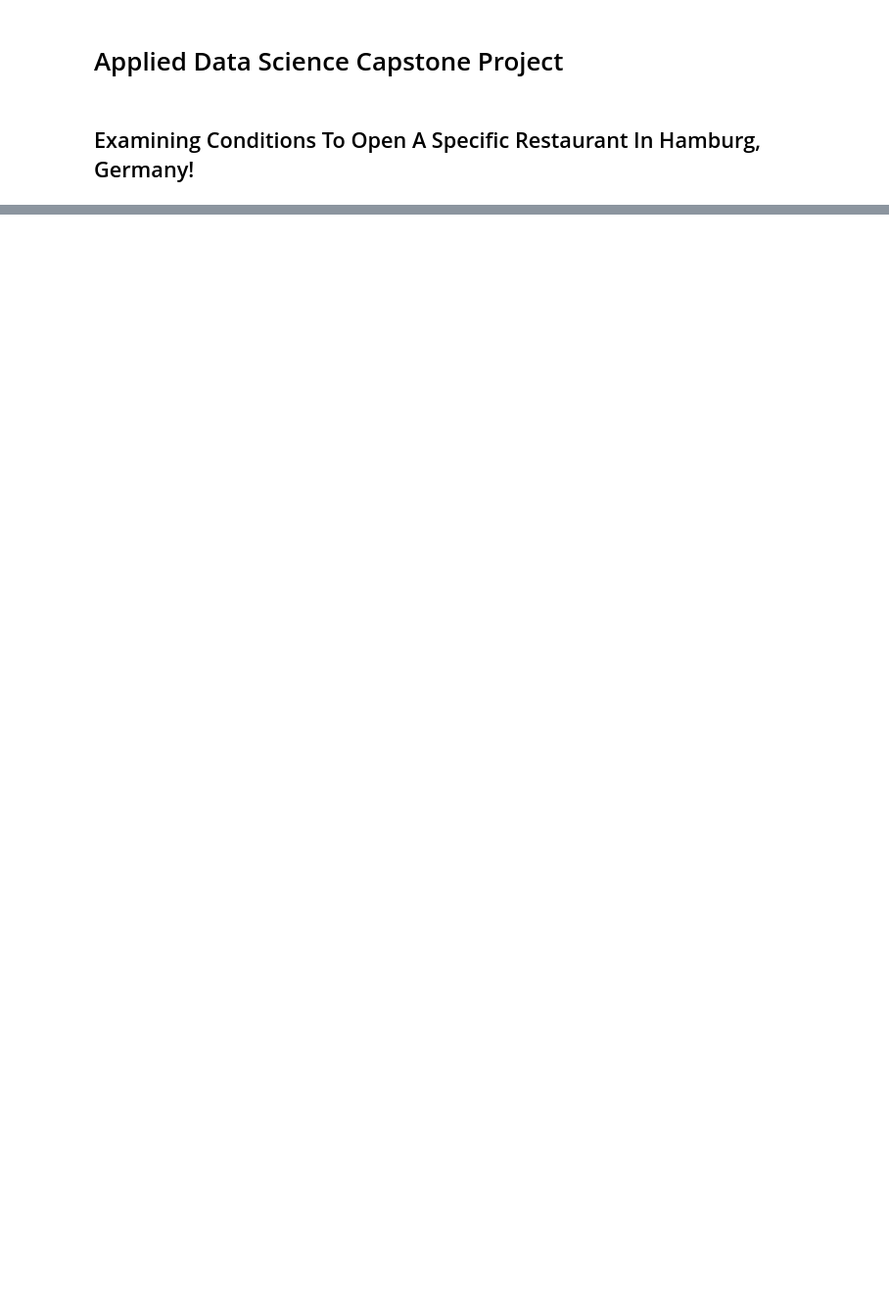
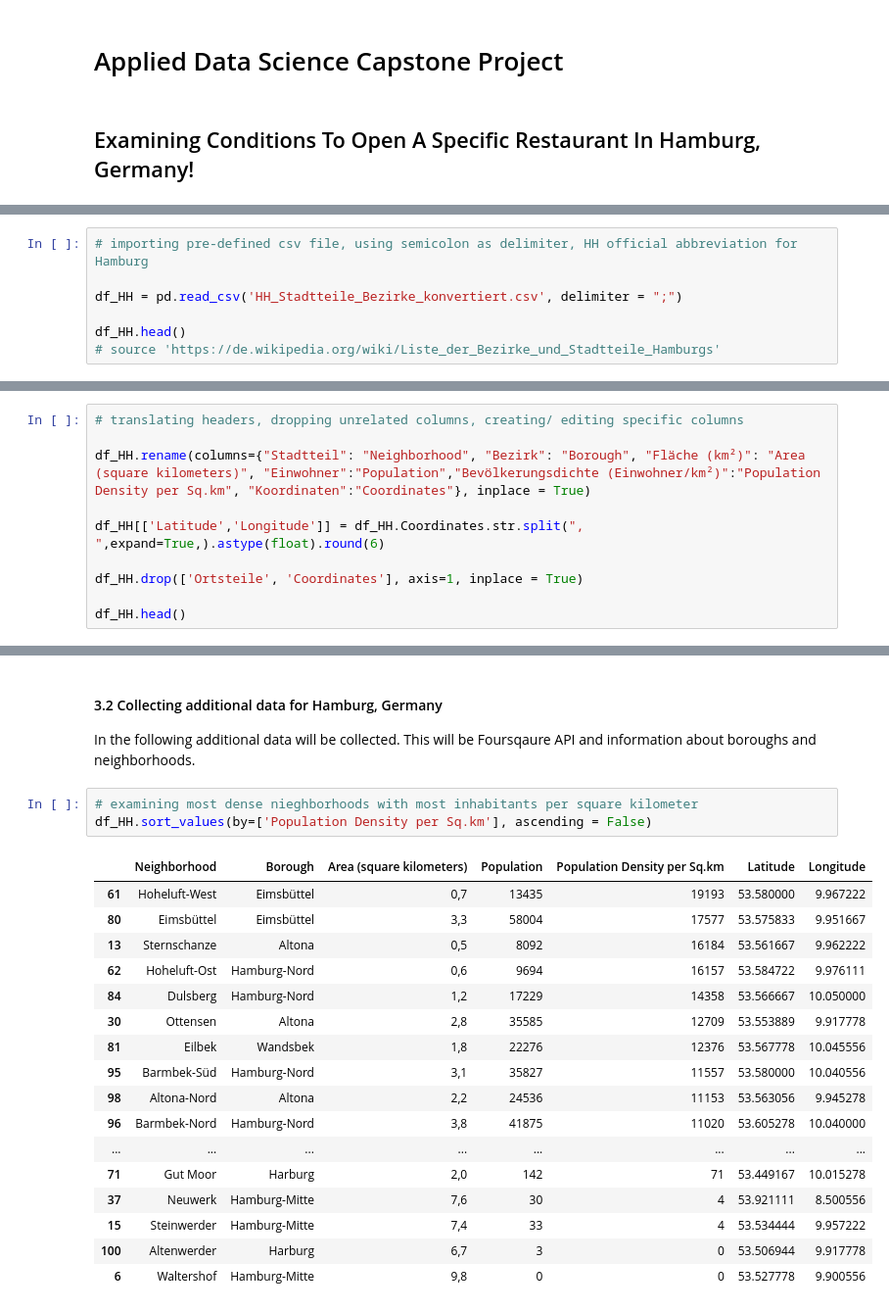
Before and after one commit to HoMarLev/Capstone_Project, a Jupyter notebook: Capstone Project - Examining Conditions To Open A Specific Restaurant In Hamburg, Germany 1.ipynb, the cells around one changed output, grey strips where cells are left out. Shown: that part at 98% size. Saved outputs shown, nothing was run; the diff lists cells and outputs as text; blank space fills up the shorter version.

```diff
--- a/Capstone Project - Examining Conditions To Open A Specific Restaurant In Hamburg, Germany 1.ipynb
+++ b/Capstone Project - Examining Conditions To Open A Specific Restaurant In Hamburg, Germany 1.ipynb
@@ -24,0 +72,7 @@ First of all a dataset of Hamburg will be built which provides information on bo
+# %%
+# importing pre-defined csv file, using semicolon as delimiter, HH official abbreviation for Hamburg
+
+df_HH = pd.read_csv('HH_Stadtteile_Bezirke_konvertiert.csv', delimiter = ";")
+
+df_HH.head()
+# source 'https://de.wikipedia.org/wiki/Liste_der_Bezirke_und_Stadtteile_Hamburgs'
@@ -24,0 +92,10 @@ First of all a dataset of Hamburg will be built which provides information on bo
+# %%
+# translating headers, dropping unrelated columns, creating/ editing specific columns
+
+df_HH.rename(columns={"Stadtteil": "Neighborhood", "Bezirk": "Borough", "Fläche (km²)": "Area (square kilometers)", "Einwohner":"Population","Bevölkerungs­dichte (Einwohner/km²)":"Population Density per Sq.km", "Koordinaten":"Coordinates"}, inplace = True)
+
+df_HH[['Latitude','Longitude']] = df_HH.Coordinates.str.split(", ",expand=True,).astype(float).round(6)
+
+df_HH.drop(['Ortsteile', 'Coordinates'], axis=1, inplace = True)
+
+df_HH.head()
@@ -24,0 +167,25 @@ First of all a dataset of Hamburg will be built which provides information on bo
+# %% [markdown]
+#### 3.2 Collecting additional data for Hamburg, Germany <a name="Collection"></a>
+
+In the following additional data will be collected. This will be Foursqaure API and information about boroughs and neighborhoods.
+# %%
+# examining most dense nieghborhoods with most inhabitants per square kilometer
+df_HH.sort_values(by=['Population Density per Sq.km'], ascending = False)
+# %% [output]
+|  | Neighborhood | Borough | Area (square kilometers) | Population | Population Density per Sq.km | Latitude | Longitude |
+| 61 | Hoheluft-West | Eimsbüttel | 0,7 | 13435 | 19193 | 53.580000 | 9.967222 |
+| 80 | Eimsbüttel | Eimsbüttel | 3,3 | 58004 | 17577 | 53.575833 | 9.951667 |
+| 13 | Sternschanze | Altona | 0,5 | 8092 | 16184 | 53.561667 | 9.962222 |
+| 62 | Hoheluft-Ost | Hamburg-Nord | 0,6 | 9694 | 16157 | 53.584722 | 9.976111 |
+| 84 | Dulsberg | Hamburg-Nord | 1,2 | 17229 | 14358 | 53.566667 | 10.050000 |
+| 30 | Ottensen | Altona | 2,8 | 35585 | 12709 | 53.553889 | 9.917778 |
+| 81 | Eilbek | Wandsbek | 1,8 | 22276 | 12376 | 53.567778 | 10.045556 |
+| 95 | Barmbek-Süd | Hamburg-Nord | 3,1 | 35827 | 11557 | 53.580000 | 10.040556 |
+| 98 | Altona-Nord | Altona | 2,2 | 24536 | 11153 | 53.563056 | 9.945278 |
+| 96 | Barmbek-Nord | Hamburg-Nord | 3,8 | 41875 | 11020 | 53.605278 | 10.040000 |
+| ... | ... | ... | ... | ... | ... | ... | ... |
+| 71 | Gut Moor | Harburg | 2,0 | 142 | 71 | 53.449167 | 10.015278 |
+| 37 | Neuwerk | Hamburg-Mitte | 7,6 | 30 | 4 | 53.921111 | 8.500556 |
+| 15 | Steinwerder | Hamburg-Mitte | 7,4 | 33 | 4 | 53.534444 | 9.957222 |
+| 100 | Altenwerder | Harburg | 6,7 | 3 | 0 | 53.506944 | 9.917778 |
+| 6 | Waltershof | Hamburg-Mitte | 9,8 | 0 | 0 | 53.527778 | 9.900556 |
```
Also changed, not shown: parts of 55 cells of this notebook, 2 other files.
